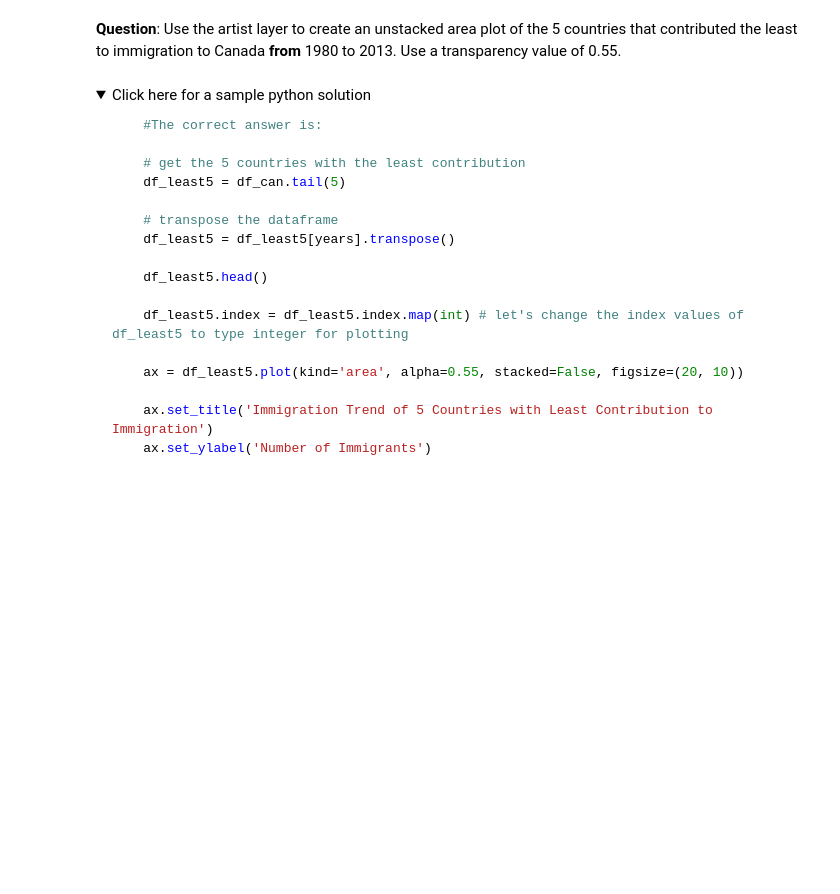
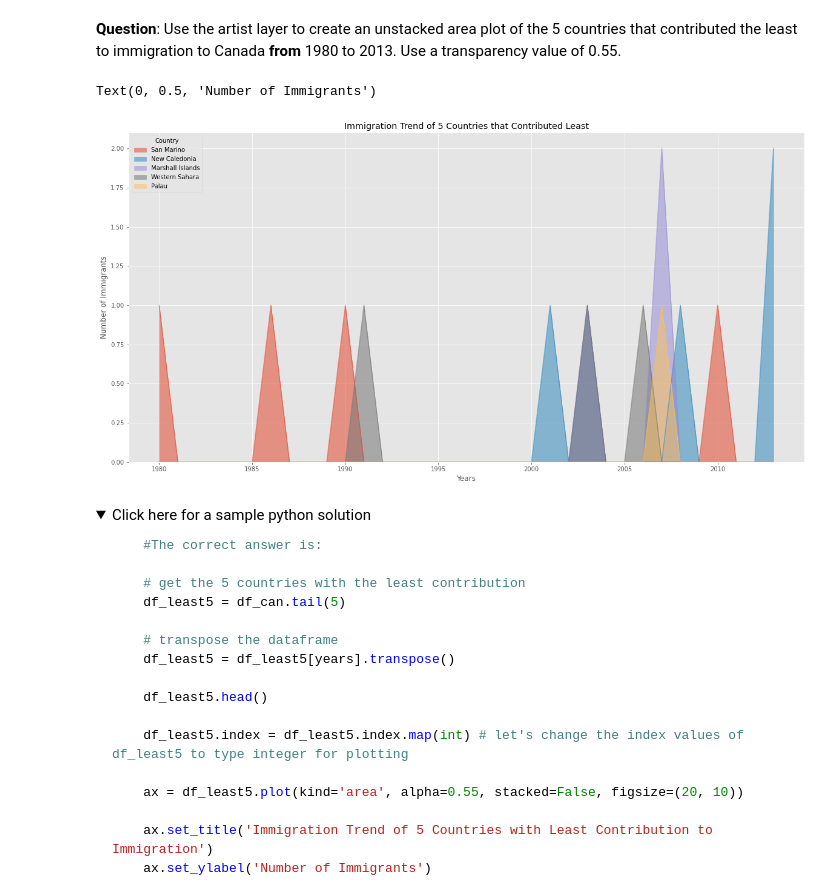
Before and after one commit to vanloc1808/coursera-ibm-data-science-professional-certificate, a Jupyter notebook: course08-data-visualization-with-python/week02/DV0101EN-Exercise-Area-Plots-Histograms-and-Bar-Charts.ipynb, the cells around one changed output. Drawn from its saved outputs; the diff is of its cells as text; code cells hidden in the pictures; folded sections open; blank space fills up the shorter version.

```diff
--- a/course08-data-visualization-with-python/week02/DV0101EN-Exercise-Area-Plots-Histograms-and-Bar-Charts.ipynb
+++ b/course08-data-visualization-with-python/week02/DV0101EN-Exercise-Area-Plots-Histograms-and-Bar-Charts.ipynb
@@ -332,3 +357,16 @@ ax.set_xlabel('Years')
+# %%
+### type your answer here
+ax1 = df_least5.plot(kind='area',
+             alpha=0.55,
+             stacked=False,
+             figsize=(20, 10))
+
+ax1.set_title('Immigration Trend of 5 Countries that Contributed Least')
+ax1.set_xlabel('Years')
+ax1.set_ylabel('Number of Immigrants')
+# %% [output]
+Text(0, 0.5, 'Number of Immigrants')
+[figure, added]
 # %% [markdown]
 <details><summary>Click here for a sample python solution</summary>
 
```
Also changed, not shown: parts of 26 cells of this notebook.
